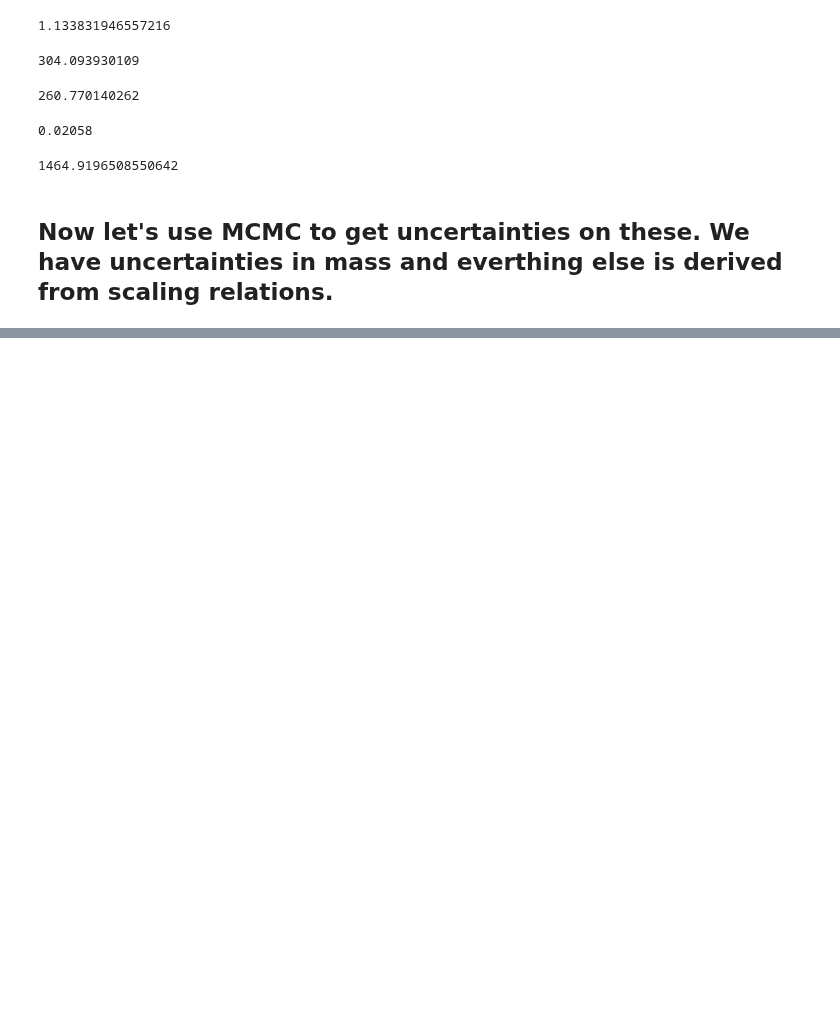
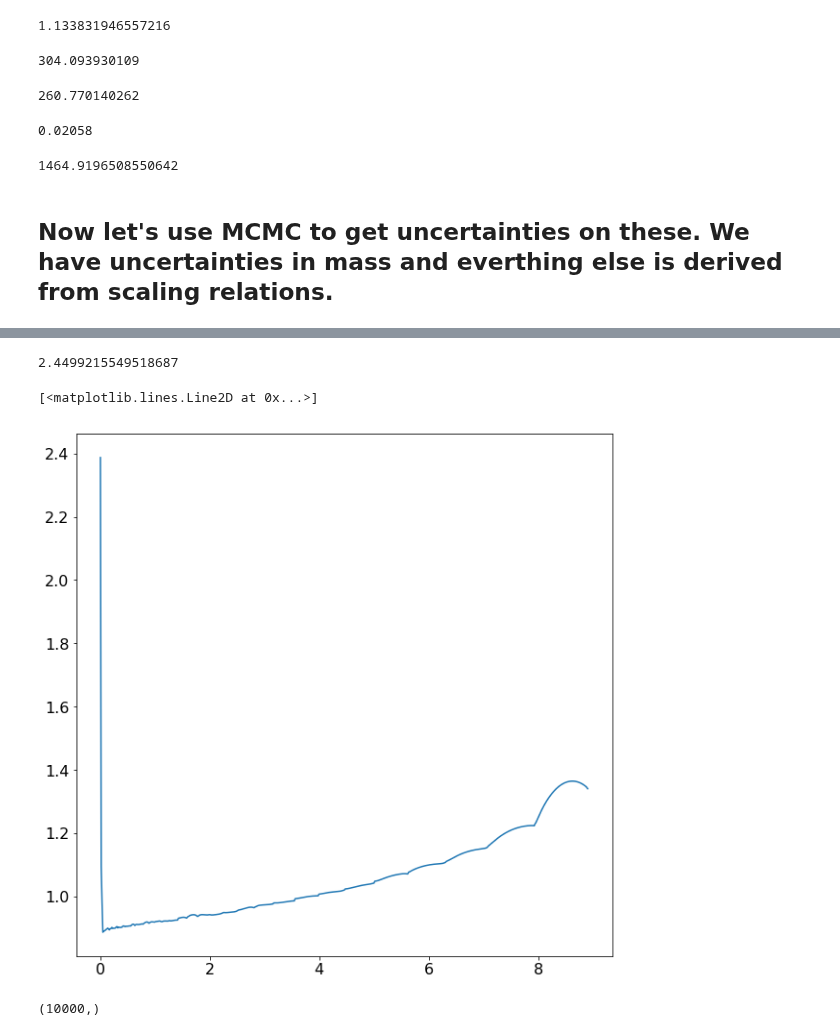
Before and after one commit to farr/Aldebaran, a Jupyter notebook: equilibrium.ipynb, the cells around one changed output, grey strips where cells are left out. Saved outputs shown, nothing was run; the diff lists cells and outputs as text; code cells hidden in the pictures; blank space fills up the shorter version.

```diff
--- a/equilibrium.ipynb
+++ b/equilibrium.ipynb
@@ -155,0 +158,3 @@ print np.mean(axes), np.std(axes)
+# %%
+from isochrones.mist import MIST_Isochrone
+mist = MIST_Isochrone()
@@ -155,0 +167,15 @@ print np.mean(axes), np.std(axes)
+# %%
+rad
+# %% [output]
+2.4499215549518687
+# %%
+t = np.linspace(9.8,11.,1000)
+t = np.log10(np.linspace(1e6,15e9,1000))
+numaxes = mist.nu_max(1.,t,0.0)
+radii = mist.radius(1.,t,0.0)
+# %%
+# plt.plot(t,numaxes)
+plt.plot(10**t/1e9,radii)
+# %% [output]
+[<matplotlib.lines.Line2D at 0x...>]
+[figure, added]
@@ -155,0 +189,4 @@ print np.mean(axes), np.std(axes)
+# %%
+ells2.shape
+# %% [output]
+(10000,)
```
Also changed, not shown: parts of 27 cells of this notebook, 2 other files.
